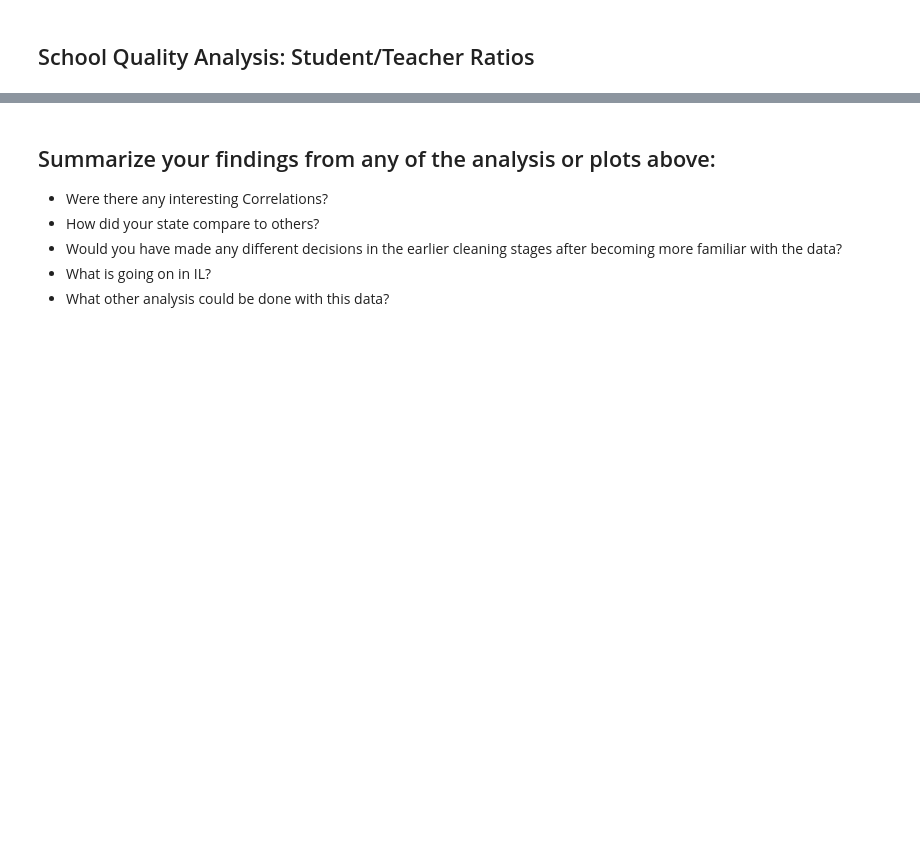
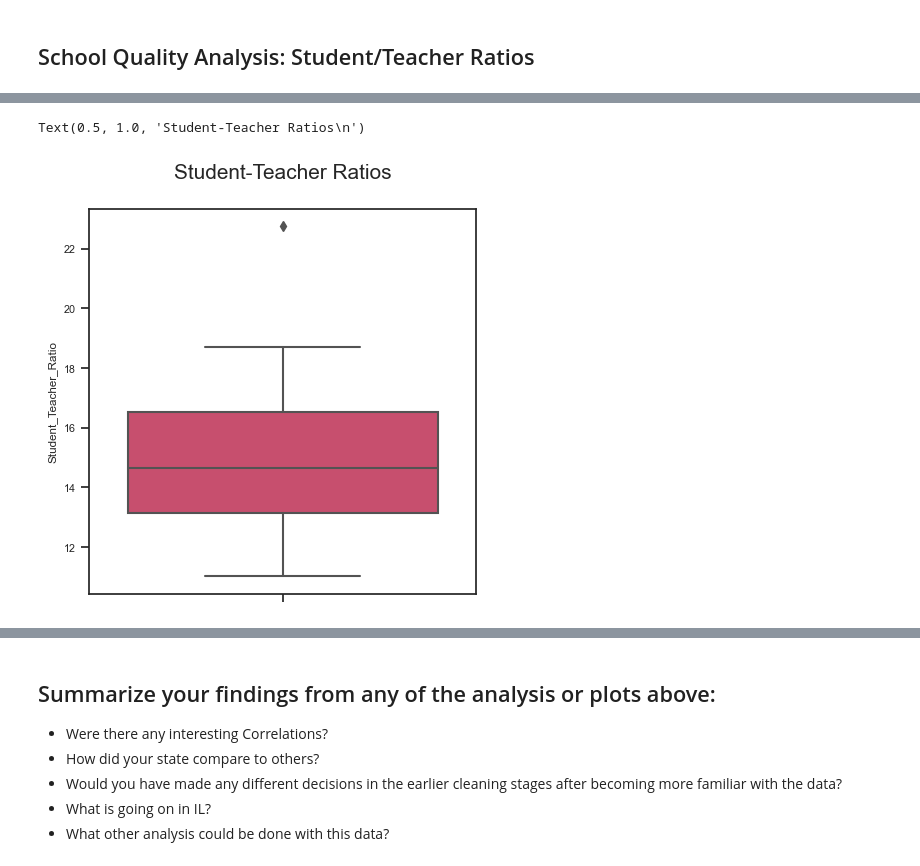
Before and after one commit to marko-londo/Schools-Analysis, a Jupyter notebook: public_school_analysis.ipynb, the cells around one changed output, grey strips where cells are left out. Drawn from its saved outputs; the diff is of its cells as text; code cells hidden in the pictures; blank space fills up the shorter version.

```diff
--- a/public_school_analysis.ipynb
+++ b/public_school_analysis.ipynb
@@ -385,0 +481,8 @@ contiguous.plot.scatter(x="LONCOD", y="LATCOD", figsize=(8,5))
+# %%
+# Plot a boxplot of the Student/Teacher Ratios
+plt.subplots(figsize=(5,5))
+sns.boxplot( y=ratio_by_state["Student_Teacher_Ratio"], palette=sns.color_palette(colors, 1))
+plt.title('Student-Teacher Ratios\n', fontsize=15)
+# %% [output]
+Text(0.5, 1.0, 'Student-Teacher Ratios\n')
+[figure, added]
```
Also changed, not shown: parts of 27 cells of this notebook.
